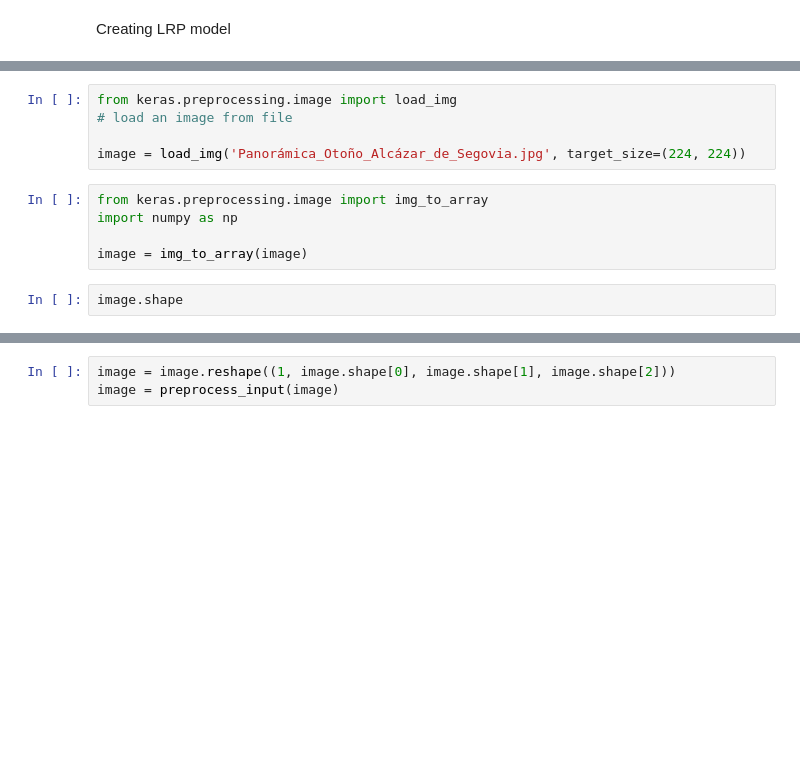
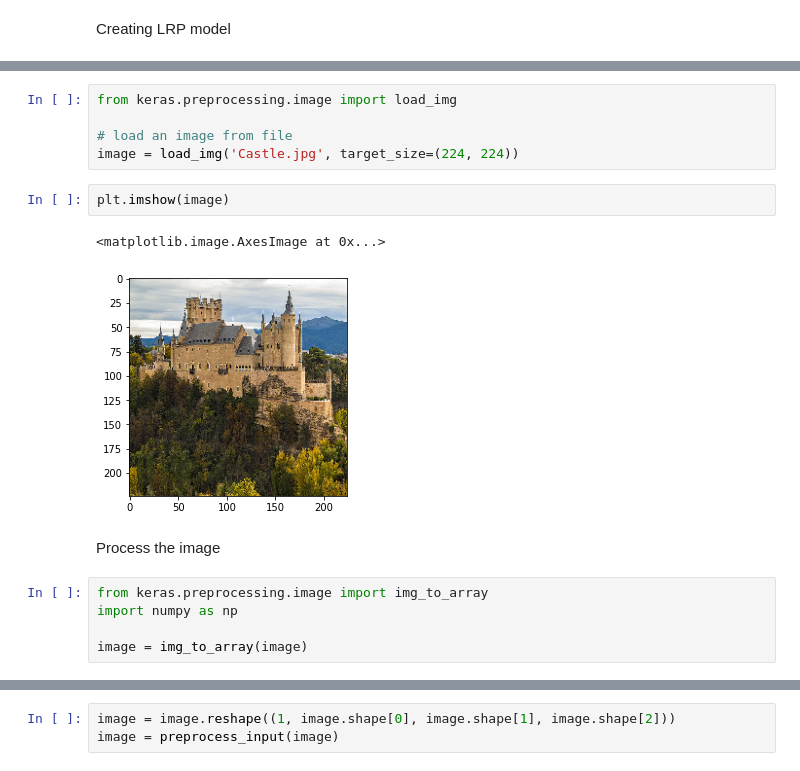
Before and after one commit to DynamicFlash/Layerwise_relevance_propogation_tf, a Jupyter notebook: SDC_explainable.ipynb, the cells around one changed output, grey strips where cells are left out. Saved outputs shown, nothing was run; the diff lists cells and outputs as text; blank space fills up the shorter version.

```diff
--- a/SDC_explainable.ipynb
+++ b/SDC_explainable.ipynb
@@ -255,12 +350,17 @@ LRP_model = tf.keras.backend.function(inputs=[model.input, ], outputs=[relevence
 # %%
 from keras.preprocessing.image import load_img
+
 # load an image from file
-
-image = load_img('Panorámica_Otoño_Alcázar_de_Segovia.jpg', target_size=(224, 224))
+image = load_img('Castle.jpg', target_size=(224, 224))
+# %%
+plt.imshow(image)
+# %% [output]
+<matplotlib.image.AxesImage at 0x...>
+[figure, added]
+# %% [markdown]
+Process the image
 # %%
 from keras.preprocessing.image import img_to_array
 import numpy as np
 
 image = img_to_array(image)
-# %%
-image.shape
```
Also changed, not shown: parts of 34 cells of this notebook.
